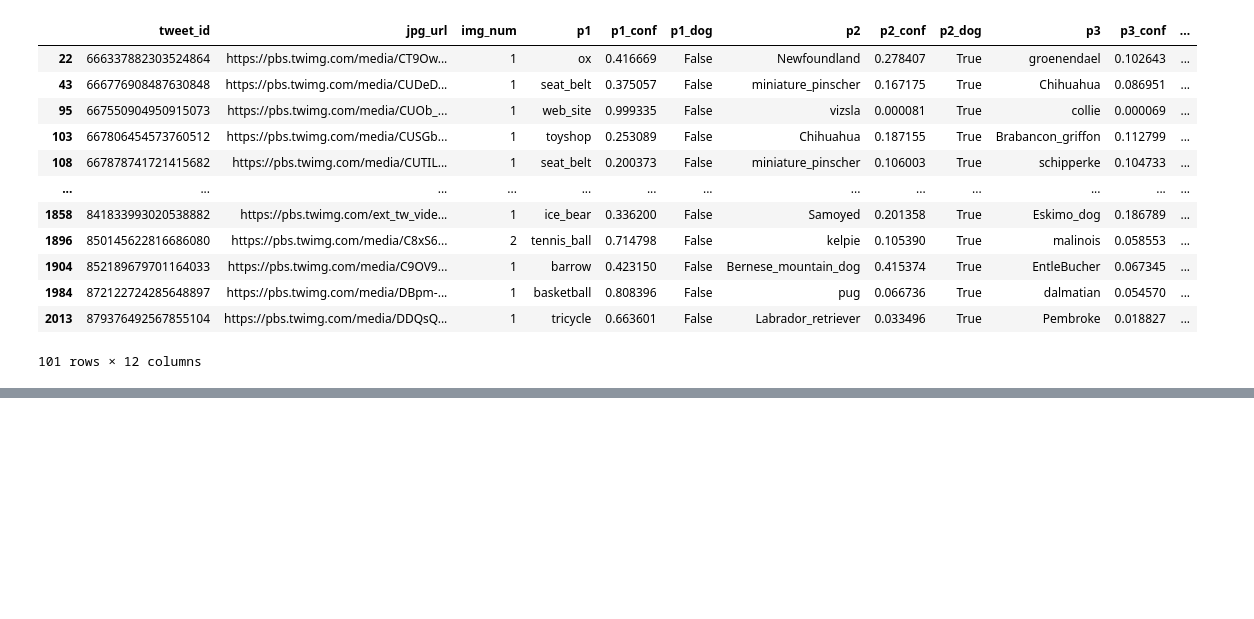
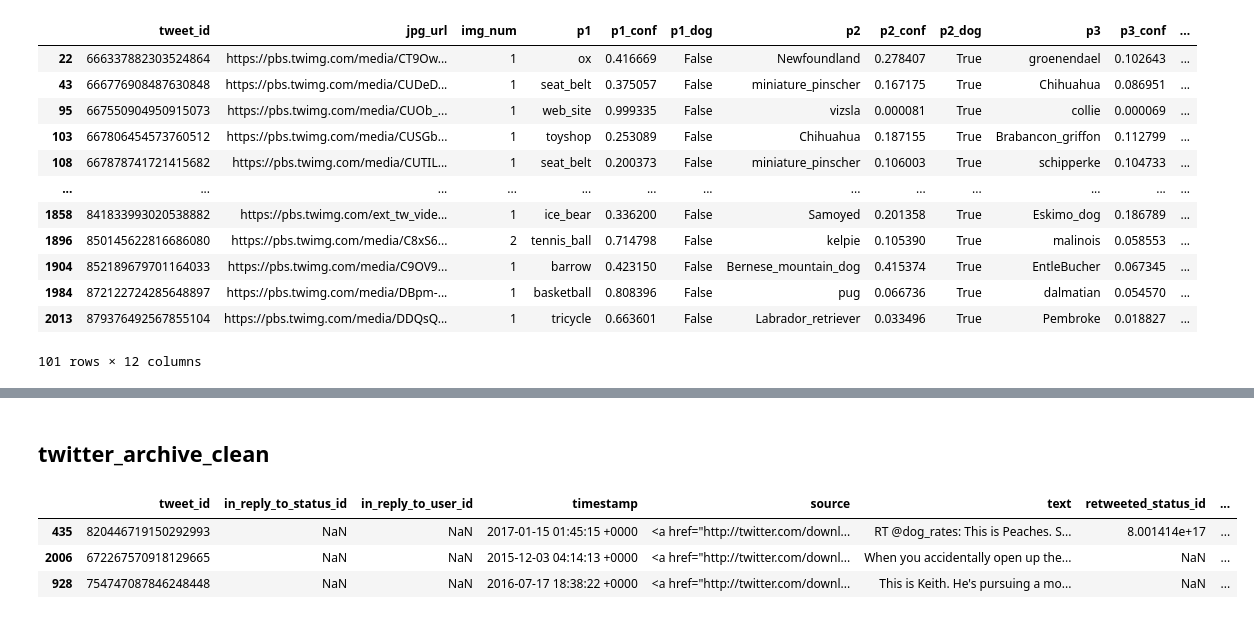
Before and after one commit to Miles-Murphy/data_wrangling_final_project, a Jupyter notebook: wrangle_act.ipynb, the cells around one changed output, grey strips where cells are left out. Saved outputs shown, nothing was run; the diff lists cells and outputs as text; code cells hidden in the pictures; blank space fills up the shorter version.

```diff
--- a/wrangle_act.ipynb
+++ b/wrangle_act.ipynb
@@ -398,0 +430,9 @@ image_predictions_clean.query("p1_dog == False and p2_dog == True and p3_dog ==
+# %% [markdown]
+## twitter_archive_clean
+# %%
+twitter_archive_clean.sample(3)
+# %% [output]
+|  | tweet_id | in_reply_to_status_id | in_reply_to_user_id | timestamp | source | text | retweeted_status_id | ... |
+| 435 | 820446719150292993 | NaN | NaN | 2017-01-15 01:45:15 +0000 | <a href="http://twitter.com/downl... | RT @dog_rates: This is Peaches. S... | 8.001414e+17 | ... |
+| 2006 | 672267570918129665 | NaN | NaN | 2015-12-03 04:14:13 +0000 | <a href="http://twitter.com/downl... | When you accidentally open up the... | NaN | ... |
+| 928 | 754747087846248448 | NaN | NaN | 2016-07-17 18:38:22 +0000 | <a href="http://twitter.com/downl... | This is Keith. He's pursuing a mo... | NaN | ... |
```
Also changed, not shown: parts of 8 cells of this notebook.
